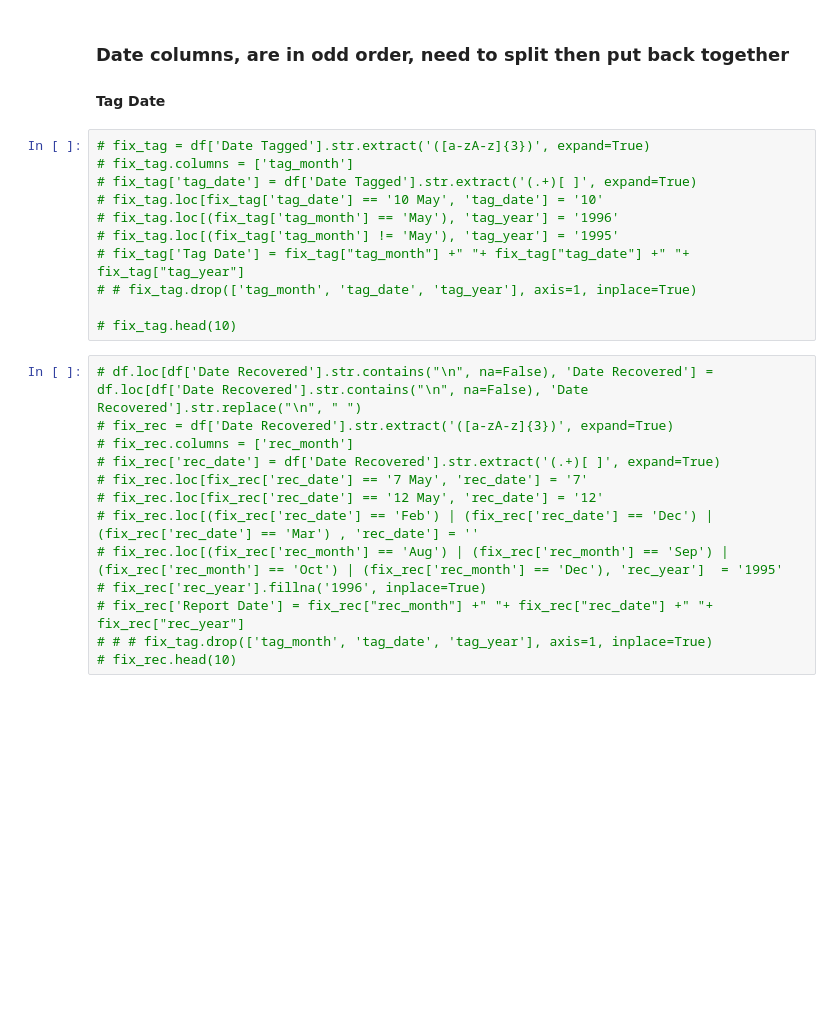
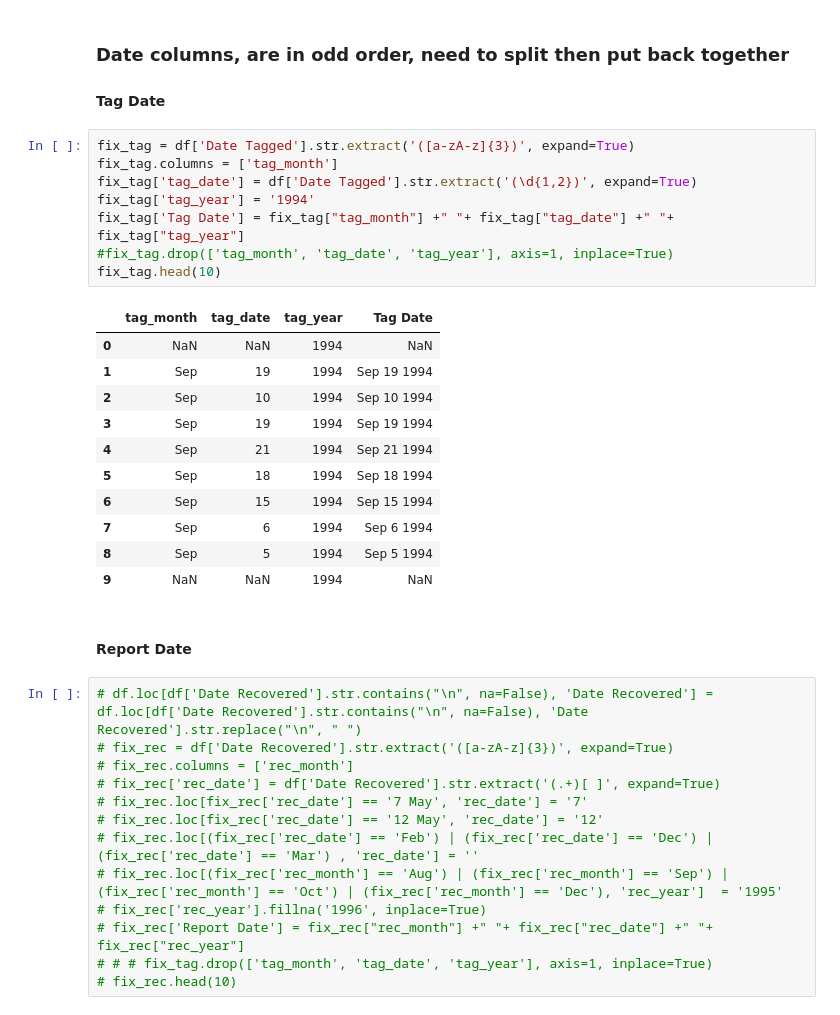
Before and after one commit to ArinkB/Monarchs, a Jupyter notebook: Data/Monarchs_1994_cleanup.ipynb, the cells around one changed output. Cells and saved outputs as stored; diff of their text form; blank space fills up the shorter version.

```diff
--- a/Data/Monarchs_1994_cleanup.ipynb
+++ b/Data/Monarchs_1994_cleanup.ipynb
@@ -132,16 +132,27 @@ add_country.head(10)
 ### Date columns, are in odd order, need to split then put back together
 #### Tag Date
 # %%
-# fix_tag = df['Date Tagged'].str.extract('([a-zA-z]{3})', expand=True)
-# fix_tag.columns = ['tag_month']
-# fix_tag['tag_date'] = df['Date Tagged'].str.extract('(.+)[ ]', expand=True)
-# fix_tag.loc[fix_tag['tag_date'] == '10 May', 'tag_date'] = '10'
-# fix_tag.loc[(fix_tag['tag_month'] == 'May'), 'tag_year'] = '1996'
-# fix_tag.loc[(fix_tag['tag_month'] != 'May'), 'tag_year'] = '1995'
-# fix_tag['Tag Date'] = fix_tag["tag_month"] +" "+ fix_tag["tag_date"] +" "+ fix_tag["tag_year"]
-# # fix_tag.drop(['tag_month', 'tag_date', 'tag_year'], axis=1, inplace=True)
-
-# fix_tag.head(10)
+fix_tag = df['Date Tagged'].str.extract('([a-zA-z]{3})', expand=True)
+fix_tag.columns = ['tag_month']
+fix_tag['tag_date'] = df['Date Tagged'].str.extract('(\d{1,2})', expand=True)
+fix_tag['tag_year'] = '1994'
+fix_tag['Tag Date'] = fix_tag["tag_month"] +" "+ fix_tag["tag_date"] +" "+ fix_tag["tag_year"]
+#fix_tag.drop(['tag_month', 'tag_date', 'tag_year'], axis=1, inplace=True)
+fix_tag.head(10)
+# %% [output]
+|  | tag_month | tag_date | tag_year | Tag Date |
+| 0 | NaN | NaN | 1994 | NaN |
+| 1 | Sep | 19 | 1994 | Sep 19 1994 |
+| 2 | Sep | 10 | 1994 | Sep 10 1994 |
+| 3 | Sep | 19 | 1994 | Sep 19 1994 |
+| 4 | Sep | 21 | 1994 | Sep 21 1994 |
+| 5 | Sep | 18 | 1994 | Sep 18 1994 |
+| 6 | Sep | 15 | 1994 | Sep 15 1994 |
+| 7 | Sep | 6 | 1994 | Sep 6 1994 |
+| 8 | Sep | 5 | 1994 | Sep 5 1994 |
+| 9 | NaN | NaN | 1994 | NaN |
+# %% [markdown]
+#### Report Date
 # %%
 # df.loc[df['Date Recovered'].str.contains("\n", na=False), 'Date Recovered'] = df.loc[df['Date Recovered'].str.contains("\n", na=False), 'Date Recovered'].str.replace("\n", " ")
 # fix_rec = df['Date Recovered'].str.extract('([a-zA-z]{3})', expand=True)
```
Also changed, not shown: parts of 4 cells of this notebook, 2 other files.
